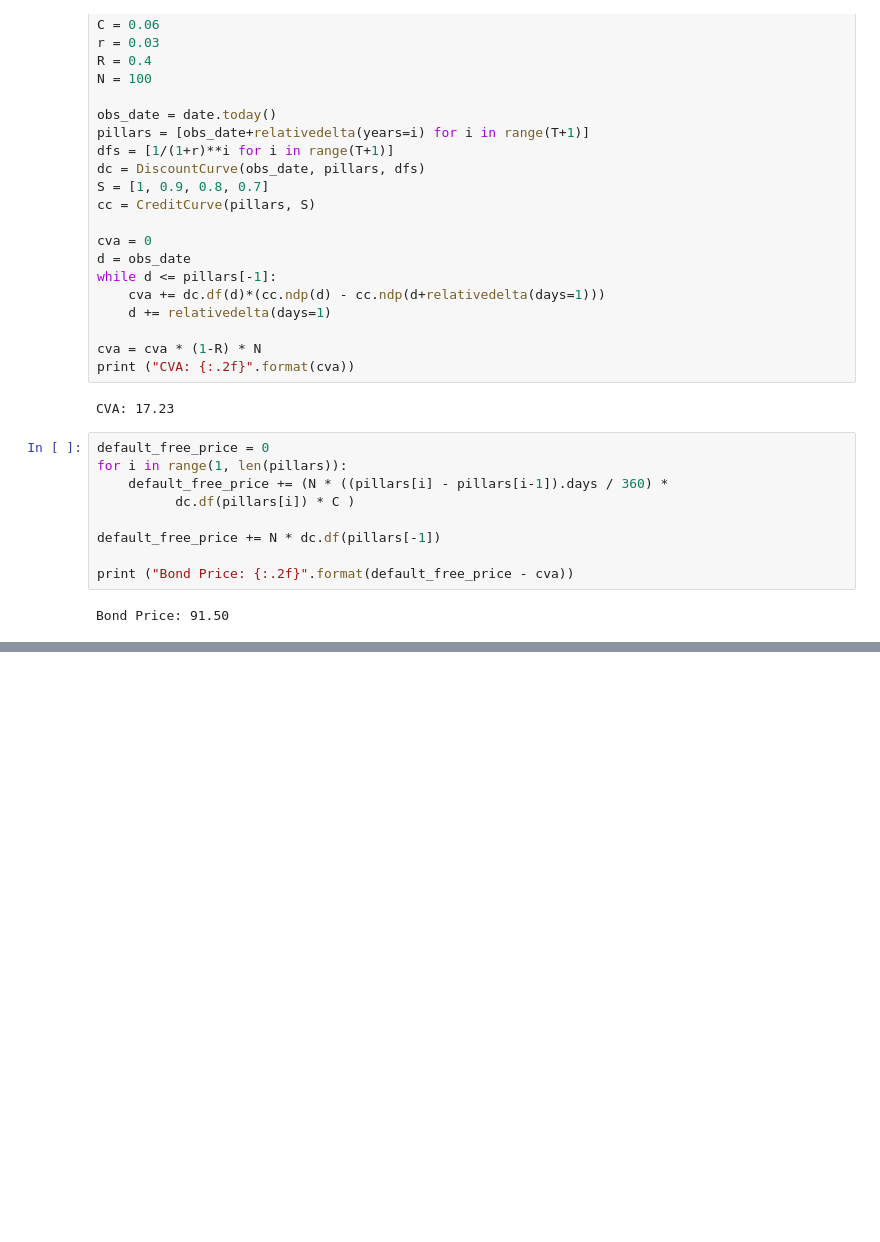
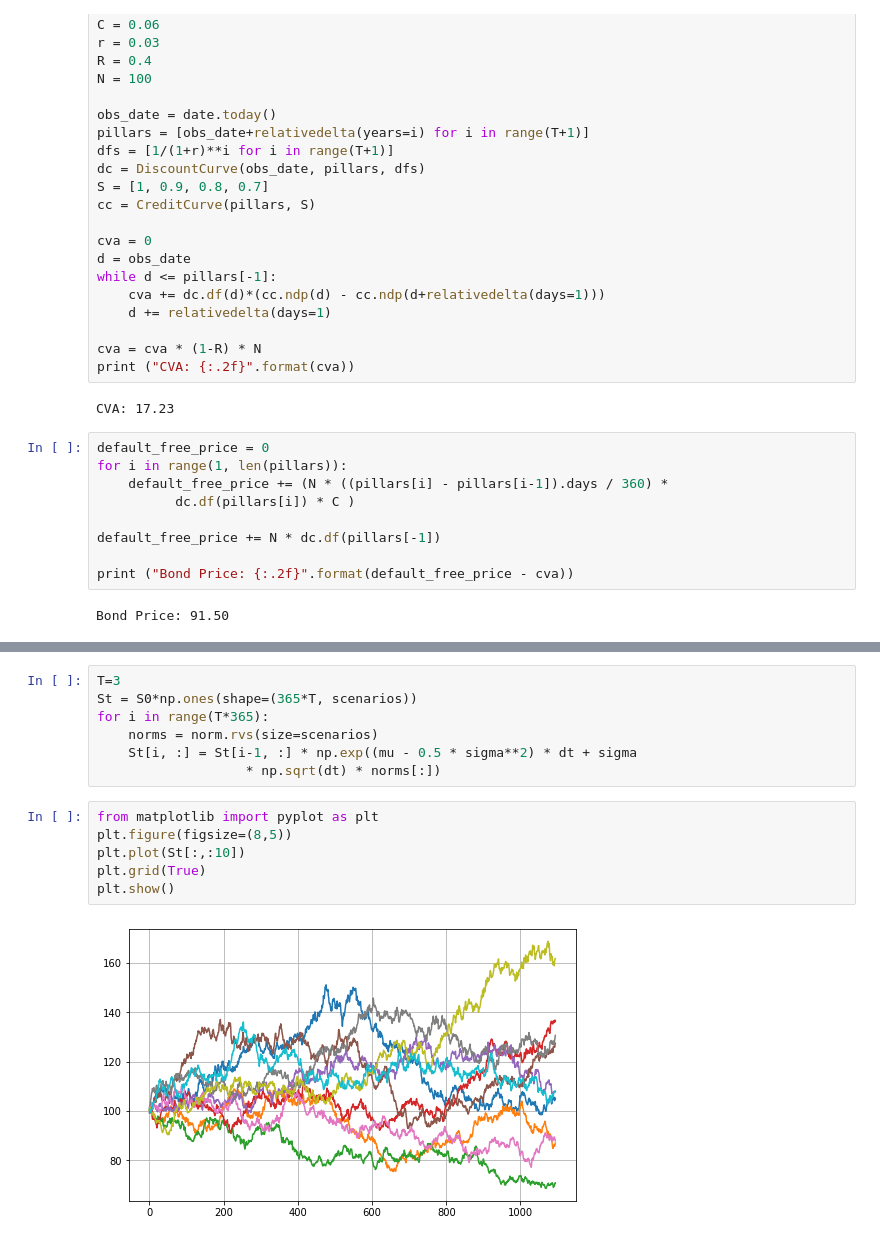
Before and after one commit to matteosan1/finance_course, a Jupyter notebook: lessons_2020/CVA.ipynb, the cells around one changed output, grey strips where cells are left out. Drawn from its saved outputs; the diff is of its cells as text; blank space fills up the shorter version.

```diff
--- a/lessons_2020/CVA.ipynb
+++ b/lessons_2020/CVA.ipynb
@@ -39,0 +85,15 @@ Bond Price: 91.50
+# %%
+T=3
+St = S0*np.ones(shape=(365*T, scenarios))
+for i in range(T*365):
+    norms = norm.rvs(size=scenarios)
+    St[i, :] = St[i-1, :] * np.exp((mu - 0.5 * sigma**2) * dt + sigma
+                   * np.sqrt(dt) * norms[:])
+# %%
+from matplotlib import pyplot as plt
+plt.figure(figsize=(8,5))
+plt.plot(St[:,:10])
+plt.grid(True)
+plt.show()
+# %% [output]
+[figure, added]
```
Also changed, not shown: parts of 5 cells of this notebook, 27 other files.
